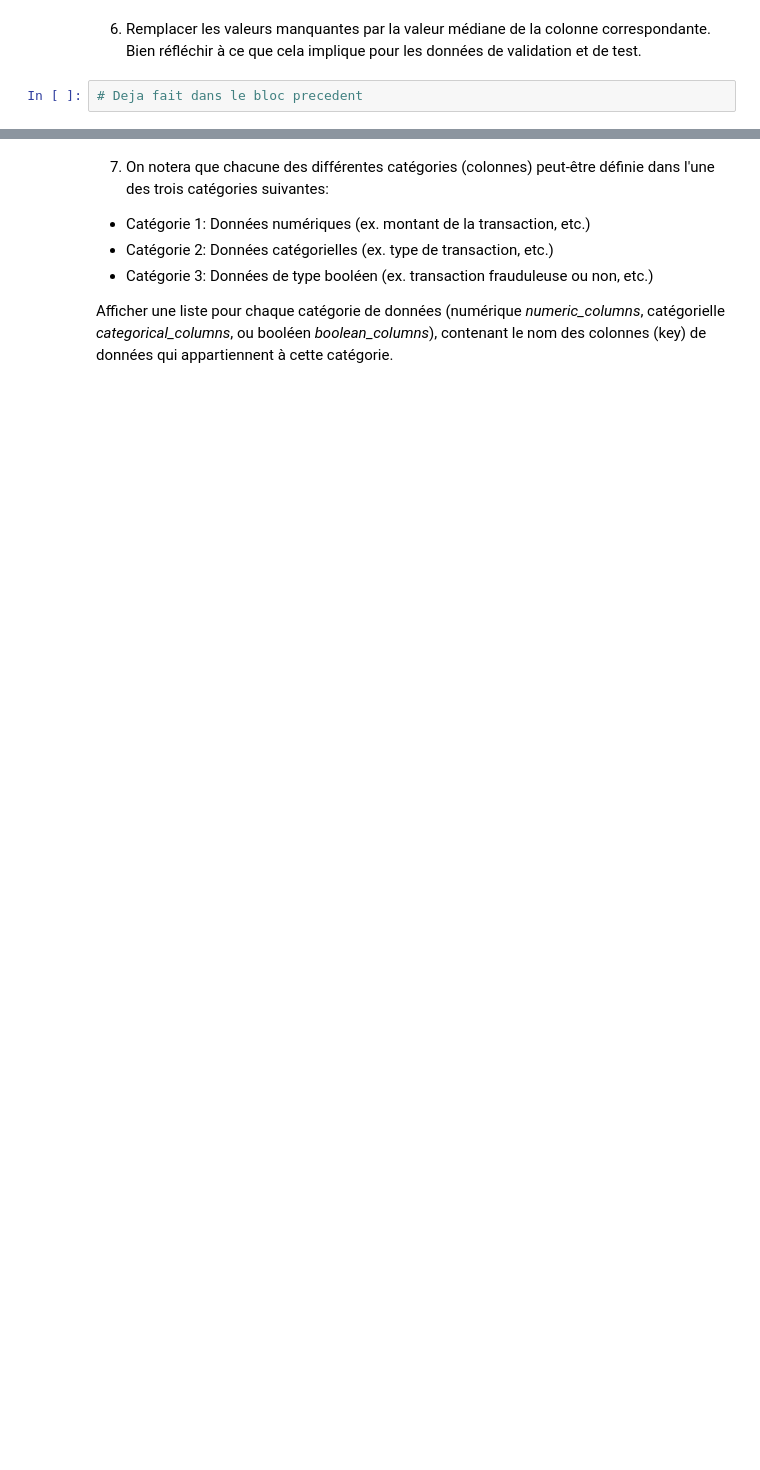
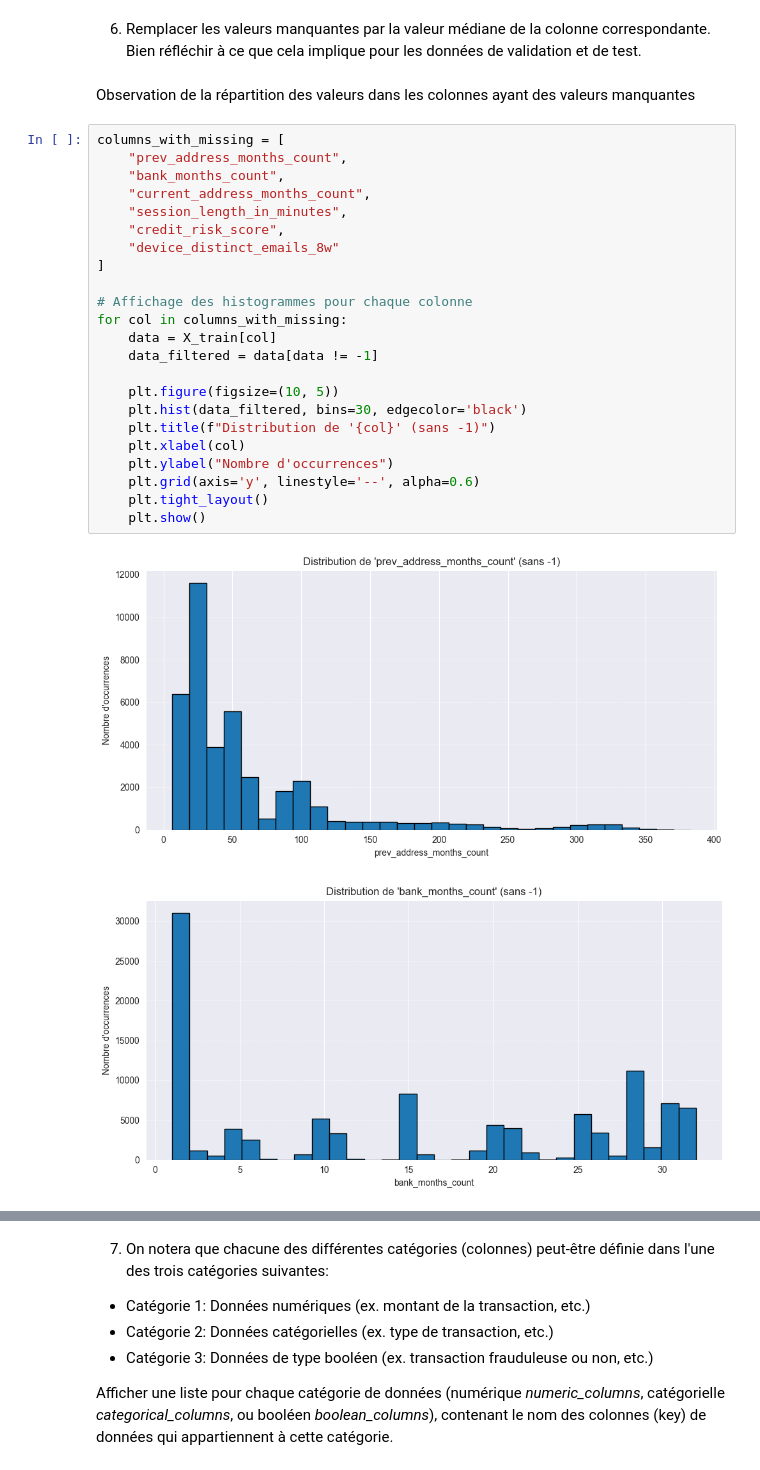
Before and after one commit to zachyjello/Gti771-Labs, a Jupyter notebook: Gti771-Lab1/Lab1_GTI771_E25_Ver1.ipynb, the cells around one changed output, grey strips where cells are left out. Saved outputs shown, nothing was run; the diff lists cells and outputs as text; blank space fills up the shorter version.

```diff
--- a/Gti771-Lab1/Lab1_GTI771_E25_Ver1.ipynb
+++ b/Gti771-Lab1/Lab1_GTI771_E25_Ver1.ipynb
@@ -156,4 +205,30 @@ Ratio of missing values:4e-05
 # %% [markdown]
 6. Remplacer les valeurs manquantes par la valeur médiane de la colonne correspondante. Bien réfléchir à ce que cela implique pour les données de validation et de test.
-# %%
-# Deja fait dans le bloc precedent
+# %% [markdown]
+Observation de la répartition des valeurs dans les colonnes ayant des valeurs manquantes
+# %%
+columns_with_missing = [
+    "prev_address_months_count",
+    "bank_months_count",
+    "current_address_months_count",
+    "session_length_in_minutes",
+    "credit_risk_score",
+    "device_distinct_emails_8w"
+]
+
+# Affichage des histogrammes pour chaque colonne
+for col in columns_with_missing:
+    data = X_train[col]
+    data_filtered = data[data != -1]
+
+    plt.figure(figsize=(10, 5))
+    plt.hist(data_filtered, bins=30, edgecolor='black')
+    plt.title(f"Distribution de '{col}' (sans -1)")
+    plt.xlabel(col)
+    plt.ylabel("Nombre d'occurrences")
+    plt.grid(axis='y', linestyle='--', alpha=0.6)
+    plt.tight_layout()
+    plt.show()
+# %% [output]
+[figure, added]
+[figure, added]
```
Also changed, not shown: parts of 22 cells of this notebook.
